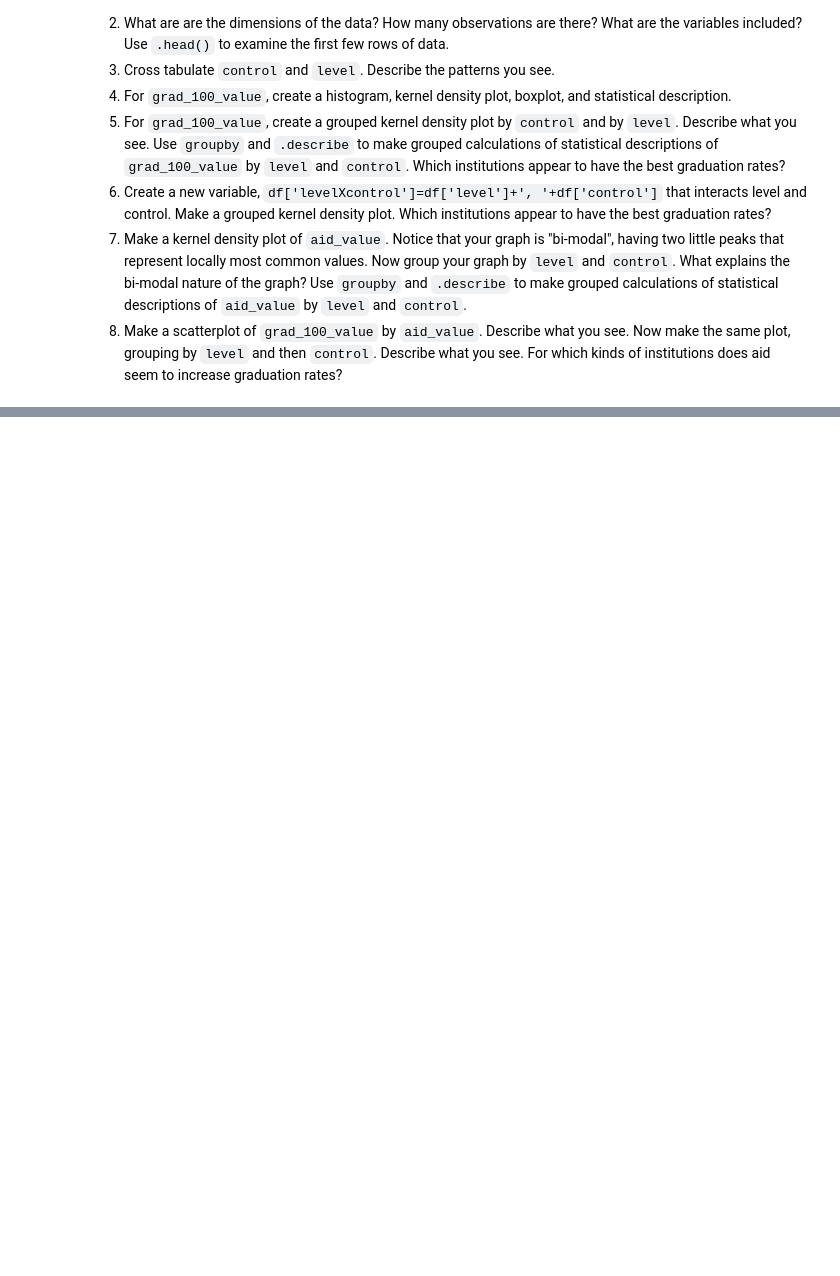
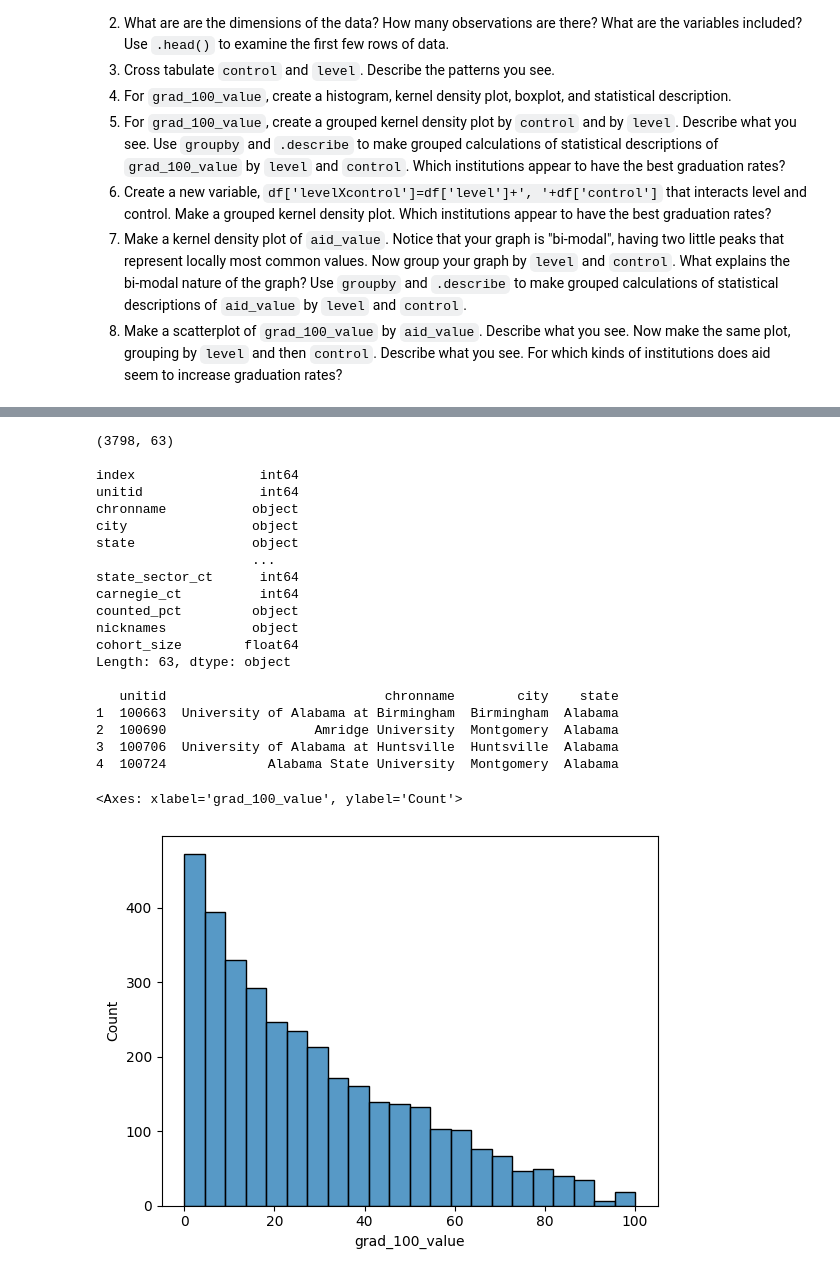
Before and after one commit to yango4014/assignment2, a Jupyter notebook: assignment2.ipynb, the cells around one changed output, grey strips where cells are left out. Cells and saved outputs as stored; diff of their text form; code cells hidden in the pictures; blank space fills up the shorter version.

```diff
--- a/assignment2.ipynb
+++ b/assignment2.ipynb
@@ -231,0 +222,58 @@ For some context, the Federal government ultimately spent about $4.4 trillion in
+# %%
+import pandas as pd
+import seaborn as sns
+
+#1
+df=pd.read_csv('assignment2/data/college_completion.csv', encoding="latin1")
+
+#2
+print(df.shape, '\n') #dimensions of data
+print(df.dtypes, '\n') #type of variables
+#print(df.head())
+print(df.iloc[1:5,1:5],'\n')
+
+#The dimensions of the data is 3798 rows and 63 columns.
+#There are 3798 observations.
+#There are 63 variables which range from integers, floats, to objects.
+#Using df.head or df.iloc, we can see that variables range from name of uni, location, and other info related to the uni.
+
+#3
+control = 'control'
+level = 'level'
+pd.crosstab( df[control], df[level] )
+
+#Based on the cross tabulation, it seems like public institutions dominate 2-year insitutions while private not-for-profit dominates 4 year institutions
+#There is a greater number of 4-year private institutions than 2-year ones, but the opposite is true for public.
+#private for-profit is more evenly distributed than the other two institutions among 2 or 4-years and it's pretty unevenly distributed for private not-for-profit
+
+#4
+grad100 = 'grad_100_value'
+
+sns.histplot(df[grad100])
+#*when i was looking at the histogram, i was a little confused to the number of "0" present
+#i'm not sure if some of the schools genuinely had 0% of first time, full-time students who completed their program
+#i cross-checked with the actual data set and it seemed that some of the schools with 0% full-time first time didn't have a lot of data specifically for that group
+#instead, they had data on part time or non-first-time students which is why I just went the "0" for this hw
+# %% [output]
+(3798, 63)
+
+index                int64
+unitid               int64
+chronname           object
+city                object
+state               object
+                    ...
+state_sector_ct      int64
+carnegie_ct          int64
+counted_pct         object
+nicknames           object
+cohort_size        float64
+Length: 63, dtype: object
+
+   unitid                            chronname        city    state
+1  100663  University of Alabama at Birmingham  Birmingham  Alabama
+2  100690                   Amridge University  Montgomery  Alabama
+3  100706  University of Alabama at Huntsville  Huntsville  Alabama
+4  100724             Alabama State University  Montgomery  Alabama
+<Axes: xlabel='grad_100_value', ylabel='Count'>
+[figure, added]
```
Also changed, not shown: parts of 17 cells of this notebook.
